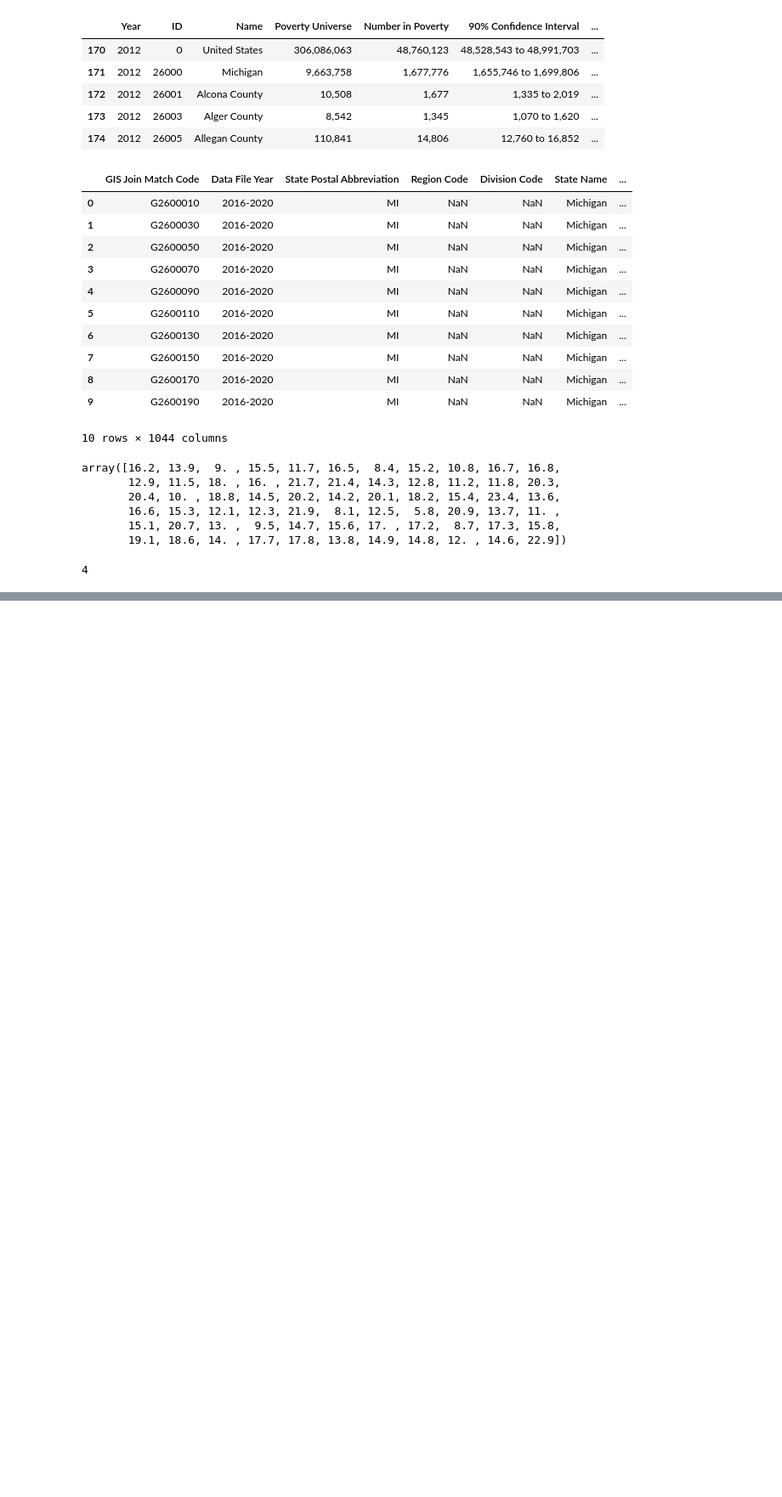
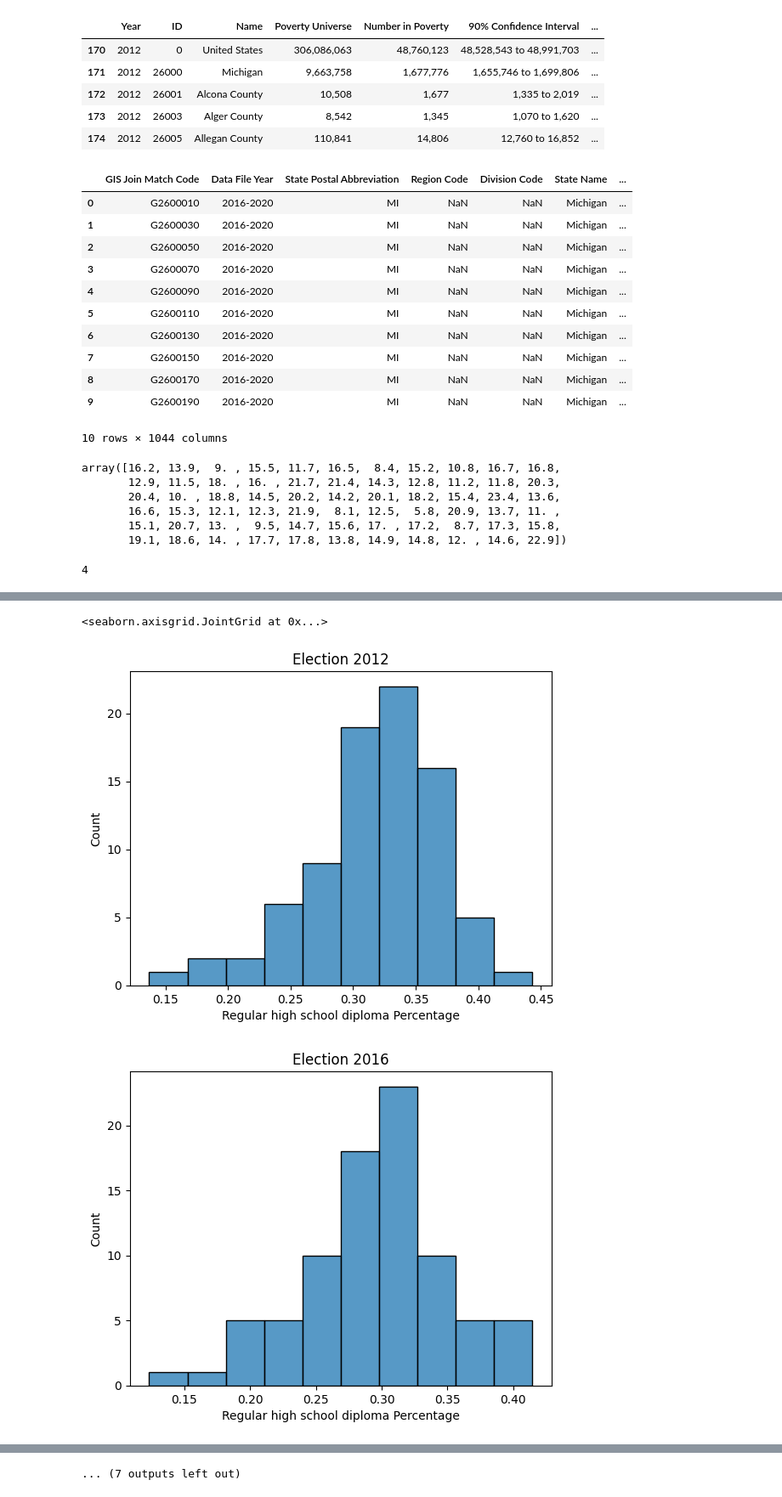
Before and after one commit to vaibhavjha06/ds3001group, a Jupyter notebook: michigan/MI_EDA.ipynb, the cells around one changed output, grey strips where cells are left out. Shown at 85% size. Cells and saved outputs as stored; diff of their text form; code cells hidden in the pictures; blank space fills up the shorter version.

```diff
--- a/michigan/MI_EDA.ipynb
+++ b/michigan/MI_EDA.ipynb
@@ -153,0 +146,37 @@ race.head(20)
+# %%
+# EDA - Education
+
+sns.histplot(election2012['Regular high school diploma Percentage'], bins = 10, figure=plt.figure())
+plt.title('Election 2012')
+sns.histplot(election2016['Regular high school diploma Percentage'], bins = 10, figure=plt.figure())
+plt.title('Election 2016')
+sns.histplot(election2020['Regular high school diploma Percentage'], bins = 10, figure=plt.figure()) # Histogram distribution of those with a high school diploma
+plt.title('Election 2020')
+
+election2012.boxplot(column = 'Regular high school diploma Percentage',by = 'party')
+election2016.boxplot(column = 'Regular high school diploma Percentage',by = 'party')
+election2020.boxplot(column = 'Regular high school diploma Percentage',by = 'party') # Boxplot of high school graduates by voted party
+
+sns.jointplot(x=election2012['Regular high school diploma Percentage'],y=election2012['party'])
+sns.jointplot(x=election2016['Regular high school diploma Percentage'],y=election2016['party'])
+sns.jointplot(x=election2020['Regular high school diploma Percentage'],y=election2020['party']) # Joint plots (histogram x scatterplot)
+
+
+sns.histplot(election2012['Doctorate degree Percentage'], bins = 10, figure=plt.figure())
+plt.title('Election 2012')
+sns.histplot(election2016['Doctorate degree Percentage'], bins = 10, figure=plt.figure())
+plt.title('Election 2016')
+sns.histplot(election2020['Doctorate degree Percentage'], bins = 10, figure=plt.figure()) # Histogram distribution of those with a doctorate
+plt.title('Election 2020')
+
+election2012.boxplot(column = 'Doctorate degree Percentage',by = 'party')
+election2016.boxplot(column = 'Doctorate degree Percentage',by = 'party')
+election2020.boxplot(column = 'Doctorate degree Percentage',by = 'party') # Boxplot of proportion of doctors by voted party
+
+sns.jointplot(x=election2012['Doctorate degree Percentage'],y=election2012['party'])
+sns.jointplot(x=election2016['Doctorate degree Percentage'],y=election2016['party'])
+sns.jointplot(x=election2020['Doctorate degree Percentage'],y=election2020['party']) # Joint plots (histogram x scatterplot)
+# %% [output]
+<seaborn.axisgrid.JointGrid at 0x...>
+[figure, added]
+[figure, added]
@@ -153,0 +192 @@ race.head(20)
+... (7 outputs left out)
```
Also changed, not shown: parts of 9 cells of this notebook.
